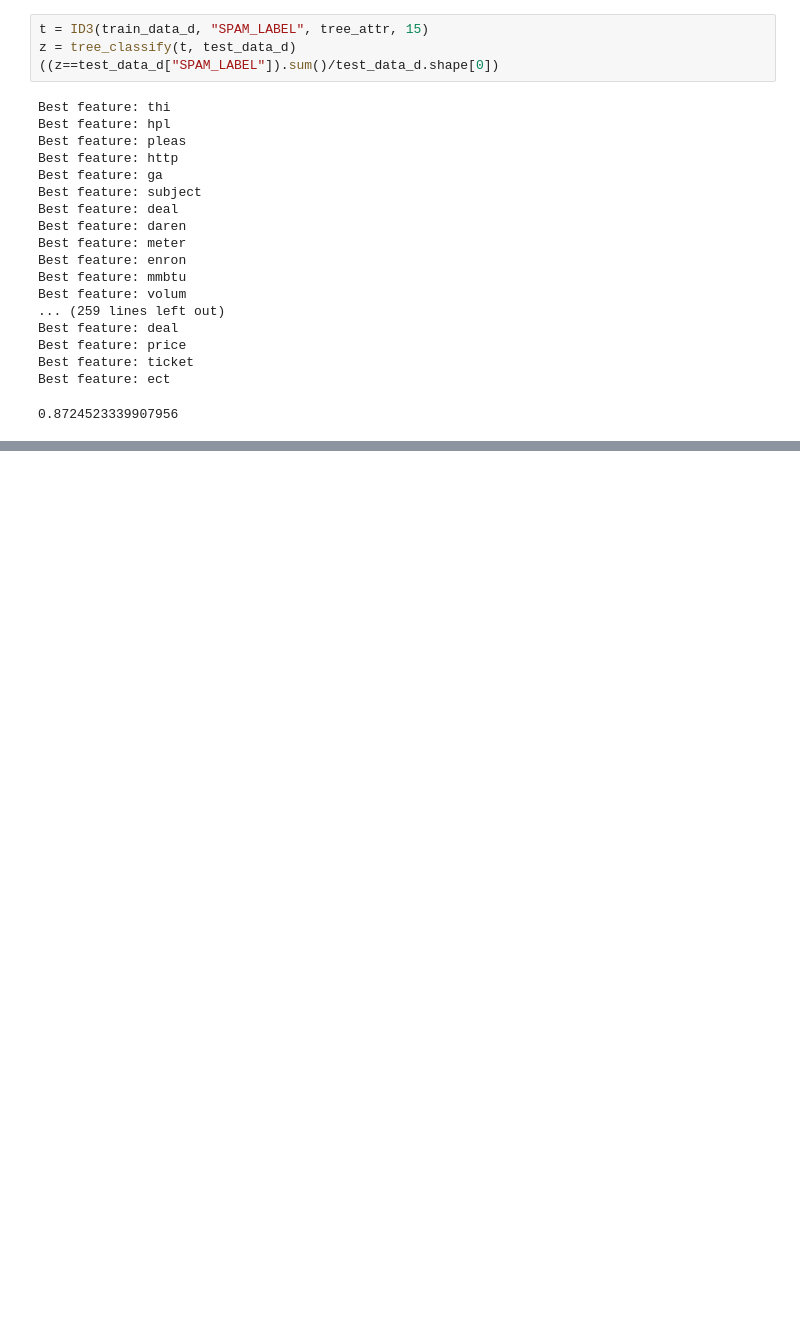
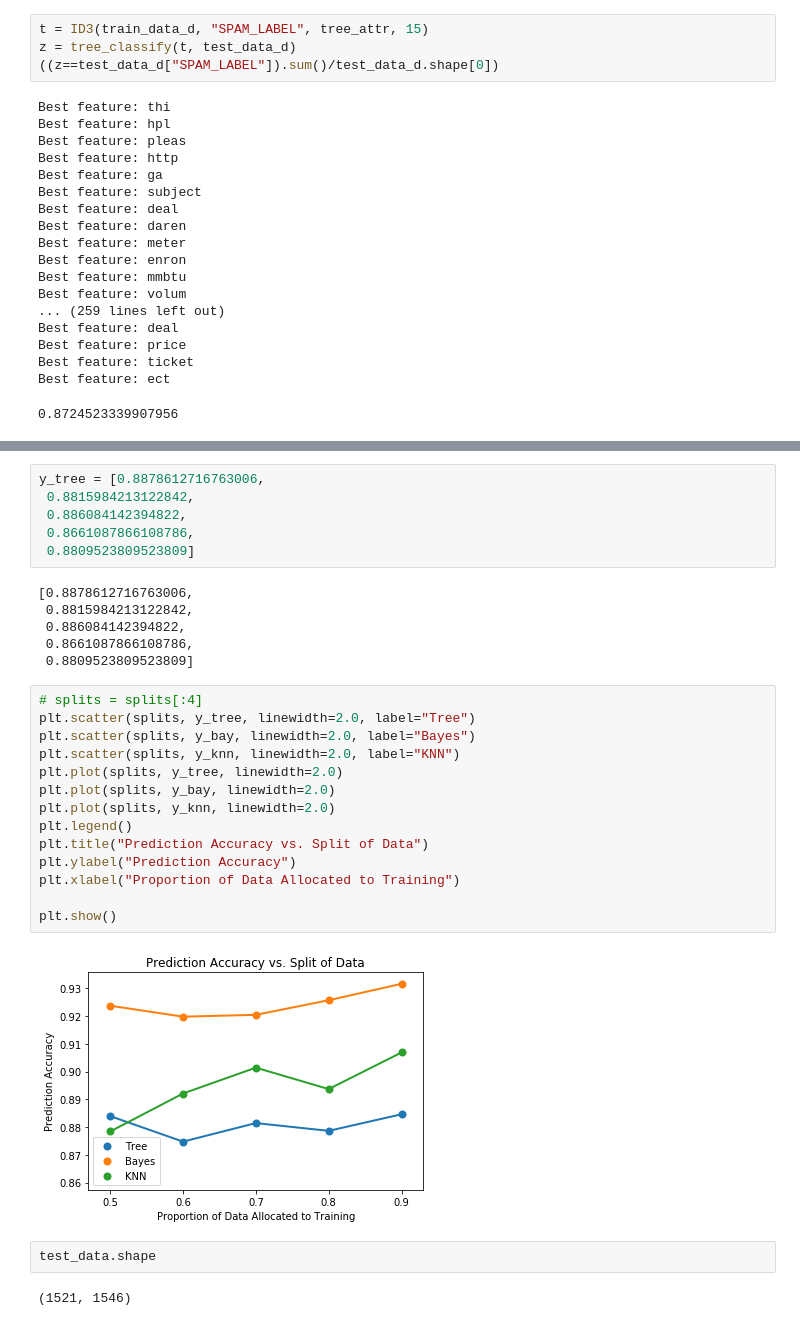
Before and after one commit to anyu0/machine-learning-2020s, a Jupyter notebook: ml_hw_1_6.ipynb, the cells around one changed output, grey strips where cells are left out. Cells and saved outputs as stored; diff of their text form; blank space fills up the shorter version.

```diff
--- a/ml_hw_1_6.ipynb
+++ b/ml_hw_1_6.ipynb
@@ -587,0 +594,32 @@ for i in range(1, 10):
+# %%
+y_tree = [0.8878612716763006,
+ 0.8815984213122842,
+ 0.886084142394822,
+ 0.8661087866108786,
+ 0.8809523809523809]
+# %% [output]
+[0.8878612716763006,
+ 0.8815984213122842,
+ 0.886084142394822,
+ 0.8661087866108786,
+ 0.8809523809523809]
+# %%
+# splits = splits[:4]
+plt.scatter(splits, y_tree, linewidth=2.0, label="Tree")
+plt.scatter(splits, y_bay, linewidth=2.0, label="Bayes")
+plt.scatter(splits, y_knn, linewidth=2.0, label="KNN")
+plt.plot(splits, y_tree, linewidth=2.0)
+plt.plot(splits, y_bay, linewidth=2.0)
+plt.plot(splits, y_knn, linewidth=2.0)
+plt.legend()
+plt.title("Prediction Accuracy vs. Split of Data")
+plt.ylabel("Prediction Accuracy")
+plt.xlabel("Proportion of Data Allocated to Training")
+
+plt.show()
+# %% [output]
+[figure, added]
+# %%
+test_data.shape
+# %% [output]
+(1521, 1546)
```
Also changed, not shown: parts of 23 cells of this notebook, 4 other files.
